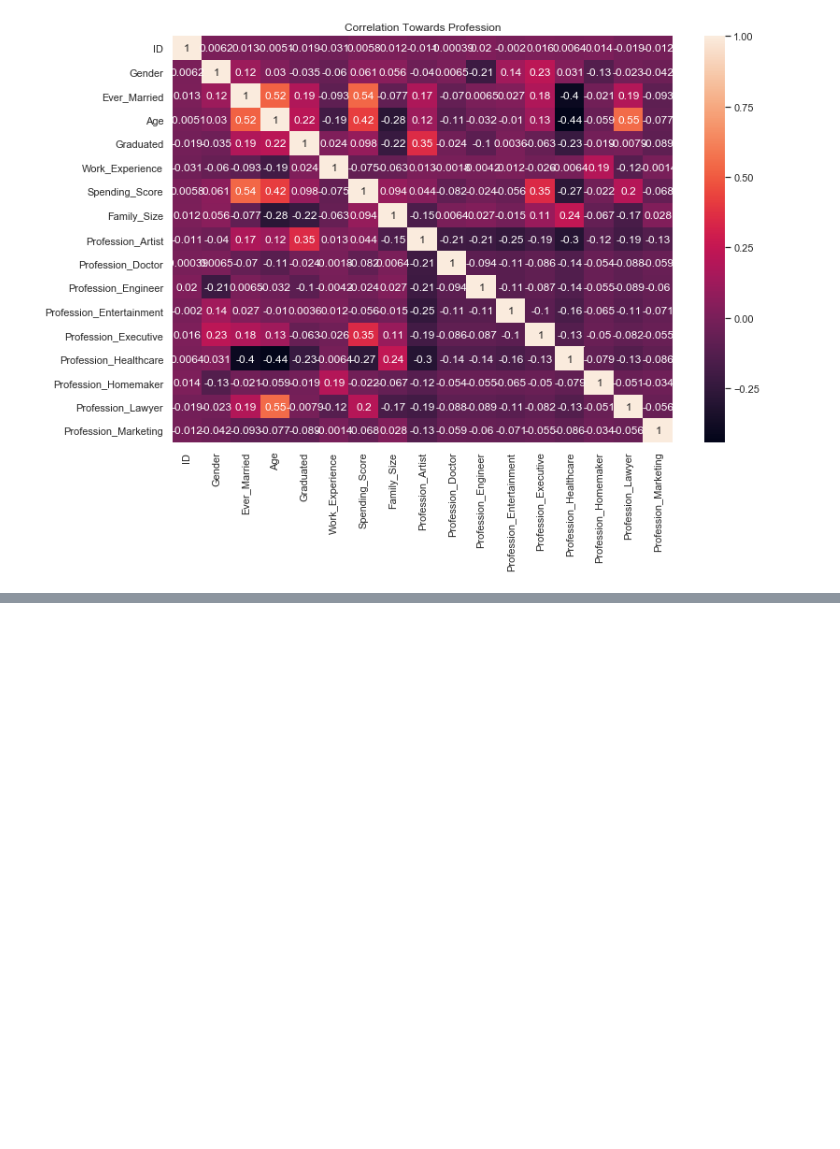
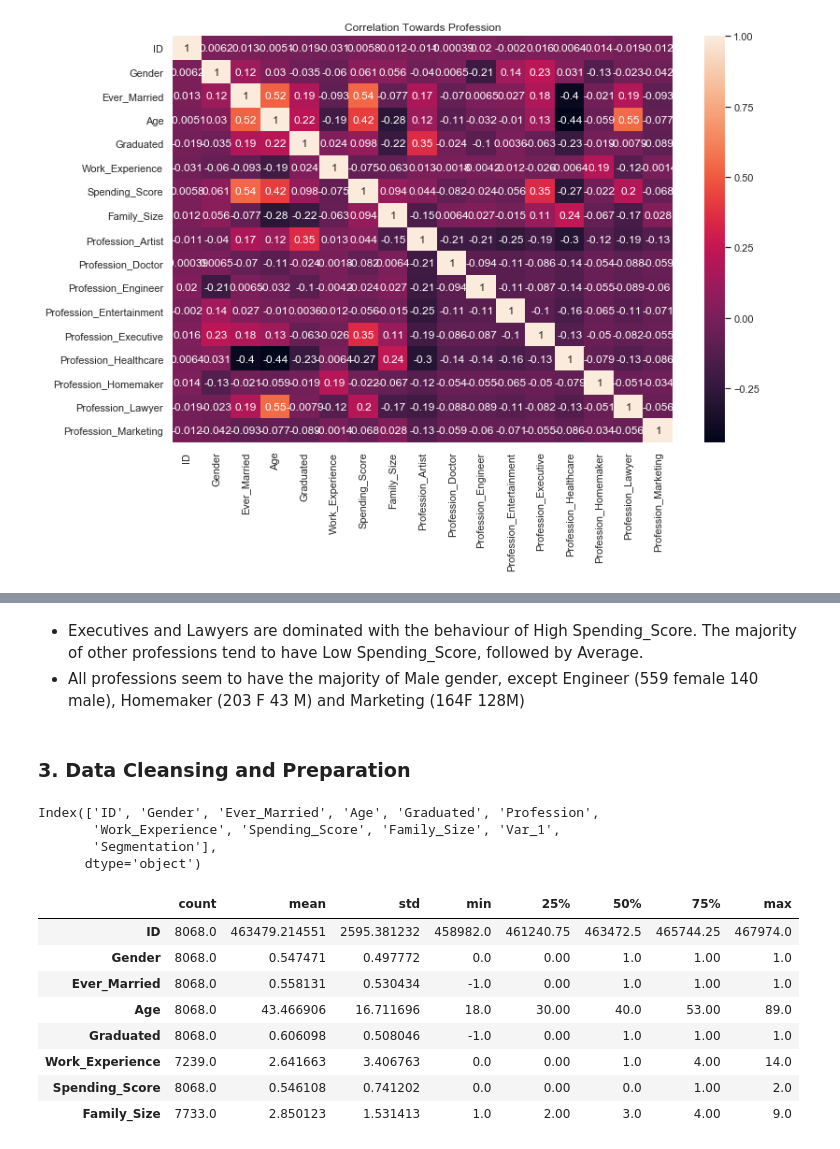
Before and after one commit to harashtaht/CustomerSegmentation, a Jupyter notebook: customerSegmentation/automobileSegmentation.ipynb, the cells around one changed output, grey strips where cells are left out. Drawn from its saved outputs; the diff is of its cells as text; code cells hidden in the pictures; blank space fills up the shorter version.

```diff
--- a/customerSegmentation/automobileSegmentation.ipynb
+++ b/customerSegmentation/automobileSegmentation.ipynb
@@ -697,0 +713,24 @@ sns.heatmap(oneHprf_.corr(), annot=True)
+# %% [markdown]
+- Executives and Lawyers are dominated with the behaviour of High Spending_Score. The majority of other professions tend to have Low Spending_Score, followed by Average.
+- All professions seem to have the majority of Male gender, except Engineer (559 female 140 male), Homemaker (203 F 43 M) and Marketing (164F 128M)
+# %% [markdown]
+### __3. Data Cleansing and Preparation__
+# %%
+X_3.columns
+# %% [output]
+Index(['ID', 'Gender', 'Ever_Married', 'Age', 'Graduated', 'Profession',
+       'Work_Experience', 'Spending_Score', 'Family_Size', 'Var_1',
+       'Segmentation'],
+      dtype='object')
+# %%
+X_3.describe().T
+# %% [output]
+|  | count | mean | std | min | 25% | 50% | 75% | max |
+| ID | 8068.0 | 463479.214551 | 2595.381232 | 458982.0 | 461240.75 | 463472.5 | 465744.25 | 467974.0 |
+| Gender | 8068.0 | 0.547471 | 0.497772 | 0.0 | 0.00 | 1.0 | 1.00 | 1.0 |
+| Ever_Married | 8068.0 | 0.558131 | 0.530434 | -1.0 | 0.00 | 1.0 | 1.00 | 1.0 |
+| Age | 8068.0 | 43.466906 | 16.711696 | 18.0 | 30.00 | 40.0 | 53.00 | 89.0 |
+| Graduated | 8068.0 | 0.606098 | 0.508046 | -1.0 | 0.00 | 1.0 | 1.00 | 1.0 |
+| Work_Experience | 7239.0 | 2.641663 | 3.406763 | 0.0 | 0.00 | 1.0 | 4.00 | 14.0 |
+| Spending_Score | 8068.0 | 0.546108 | 0.741202 | 0.0 | 0.00 | 0.0 | 1.00 | 2.0 |
+| Family_Size | 7733.0 | 2.850123 | 1.531413 | 1.0 | 2.00 | 3.0 | 4.00 | 9.0 |
```
Also changed, not shown: parts of 3 cells of this notebook.
